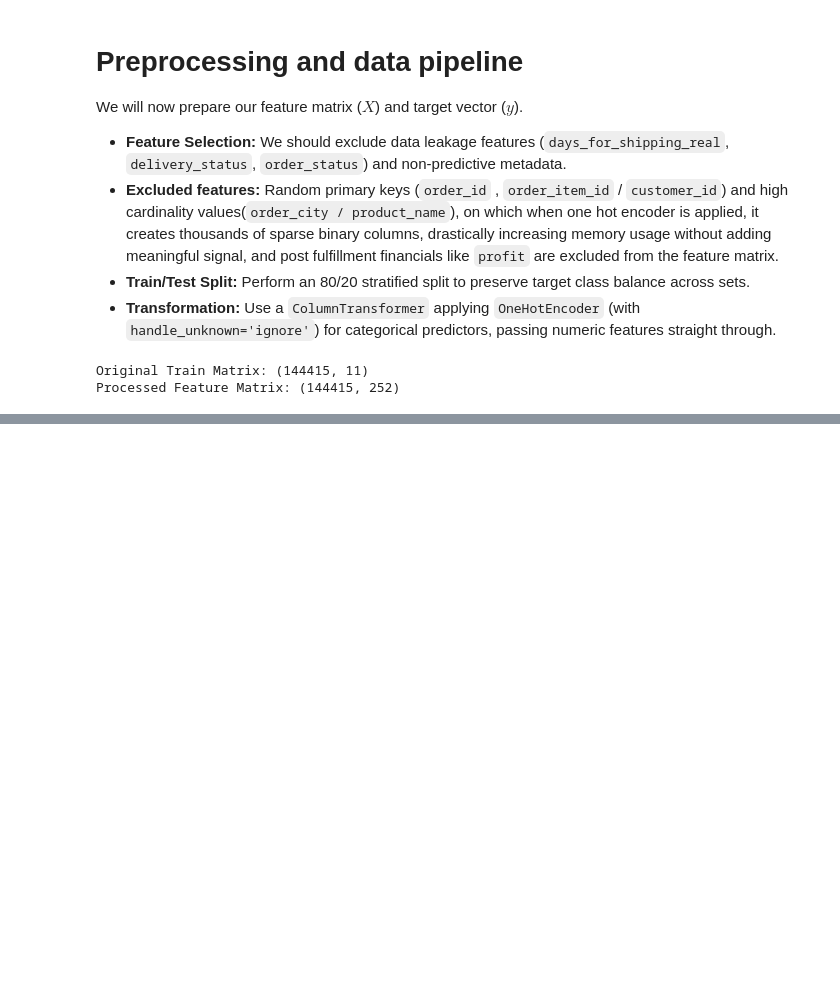
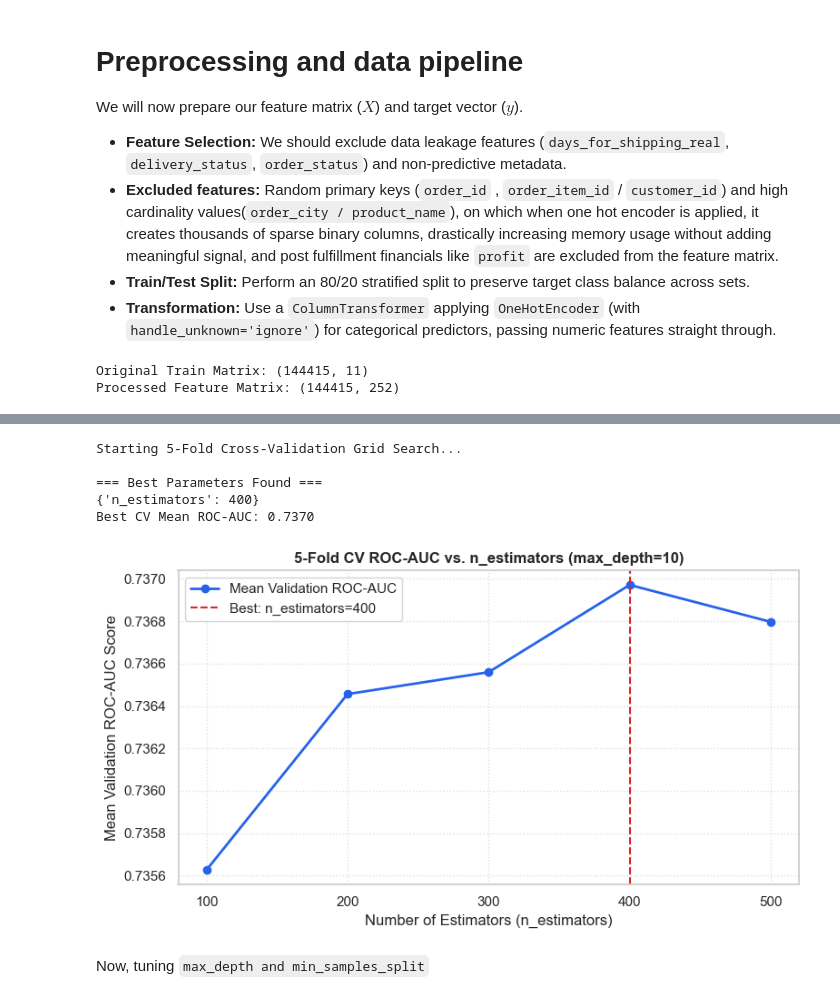
Before and after one commit to KhushalMalhotra/supply-chain-delivery-optimizer, a Jupyter notebook: python/delay_prediction.ipynb, the cells around one changed output, grey strips where cells are left out. Cells and saved outputs as stored; diff of their text form; code cells hidden in the pictures; blank space fills up the shorter version.

Commit message:
Add benchmark model 'Random Forest Classifier'

```diff
--- a/python/delay_prediction.ipynb
+++ b/python/delay_prediction.ipynb
@@ -467,0 +487,72 @@ Processed Feature Matrix: (144415, 252)
+# %%
+from sklearn.ensemble import RandomForestClassifier
+from sklearn.model_selection import StratifiedKFold, cross_validate, GridSearchCV
+from sklearn.metrics import classification_report, confusion_matrix, ConfusionMatrixDisplay, roc_auc_score
+
+param_grid = {
+    "n_estimators": [100, 200,300,400,500]
+}
+
+cv_strategy = StratifiedKFold(n_splits=5, shuffle=True, random_state=42)
+
+# Setup GridSearchCV optimizing for ROC-AUC
+grid_search = GridSearchCV(
+    estimator=RandomForestClassifier(random_state=42, n_jobs=-1, max_depth =10),
+    param_grid=param_grid,
+    cv=cv_strategy,
+    scoring="roc_auc",
+    n_jobs=-1,
+    return_train_score=True,
+)
+
+print("Starting 5-Fold Cross-Validation Grid Search...")
+grid_search.fit(X_train_prep, y_train)
+
+print("\n=== Best Parameters Found ===")
+print(grid_search.best_params_)
+print(f"Best CV Mean ROC-AUC: {grid_search.best_score_:.4f}")
+# %% [output]
+Starting 5-Fold Cross-Validation Grid Search...
+
+=== Best Parameters Found ===
+{'n_estimators': 400}
+Best CV Mean ROC-AUC: 0.7370
+# %%
+cv_results = pd.DataFrame(grid_search.cv_results_)
+
+# Extract x and y values
+x_values = cv_results["param_n_estimators"].astype(int)
+y_values = cv_results["mean_test_score"]
+y_std = cv_results["std_test_score"]
+
+# Plot
+plt.figure(figsize=(8, 4.5))
+plt.plot(
+    x_values,
+    y_values,
+    marker="o",
+    color="#2563eb",
+    linewidth=2,
+    label="Mean Validation ROC-AUC",
+)
+
+best_n = grid_search.best_params_["n_estimators"]
+plt.axvline(
+    x=best_n,
+    color="#dc2626",
+    linestyle="--",
+    label=f"Best: n_estimators={best_n}",
+)
+
+plt.title("5-Fold CV ROC-AUC vs. n_estimators (max_depth=10)", fontweight="bold")
+plt.xlabel("Number of Estimators (n_estimators)")
+plt.ylabel("Mean Validation ROC-AUC Score")
+plt.xticks([100, 200, 300, 400, 500])
+plt.grid(True, linestyle=":", alpha=0.6)
+plt.legend()
+plt.tight_layout()
+plt.show()
+# %% [output]
+[figure, added]
+# %% [markdown]
+Now, tuning `max_depth and min_samples_split`
```
Also changed, not shown: parts of 9 cells of this notebook.
